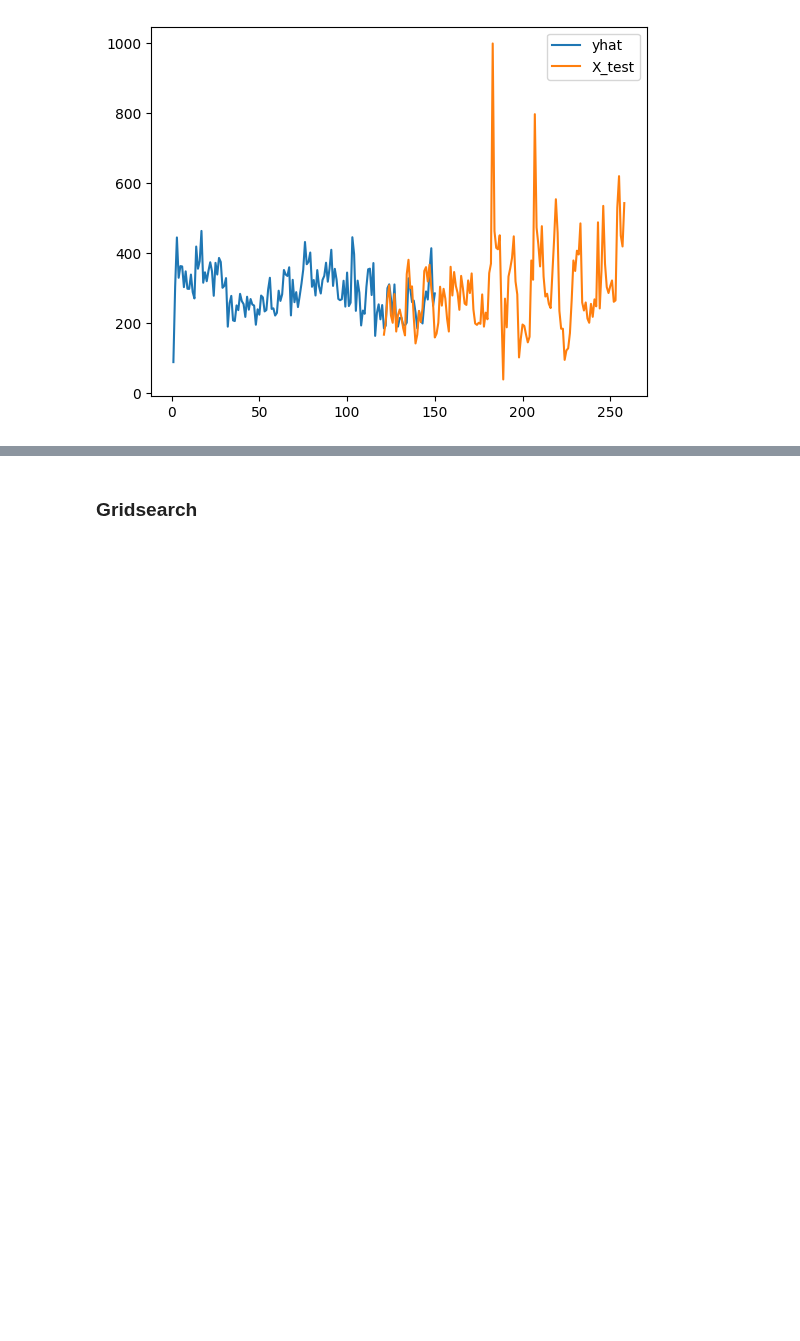
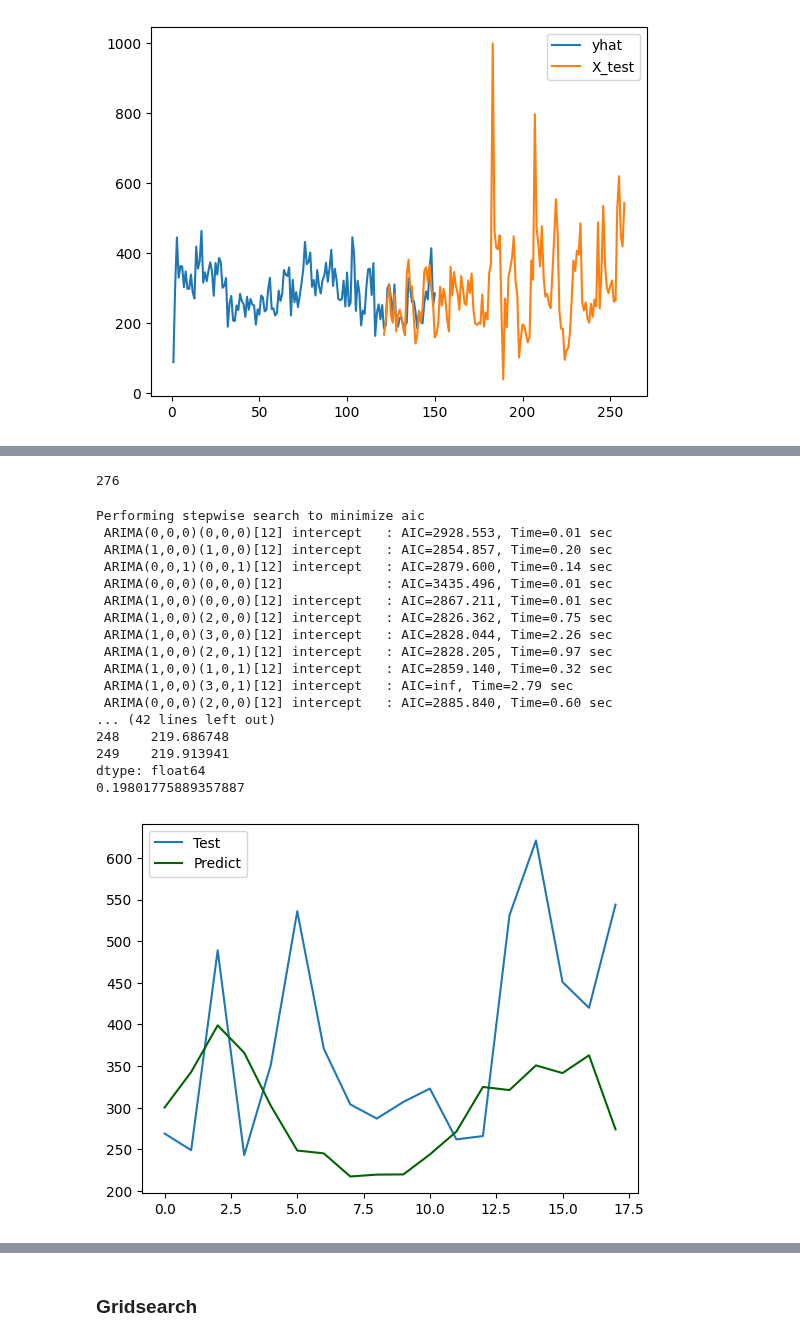
Before and after one commit to zuivu/porsche-forecast-sale, a Jupyter notebook: Stefan1.ipynb, the cells around one changed output, grey strips where cells are left out. Cells and saved outputs as stored; diff of their text form; code cells hidden in the pictures; blank space fills up the shorter version.

```diff
--- a/Stefan1.ipynb
+++ b/Stefan1.ipynb
@@ -452,0 +510,6 @@ print(mape)
+# %%
+#add column global_consumer__education_expenditures from ext to df4
+df4['global_consumer__education_expenditures'] = ext['global_consumer__education_expenditures']
+# %%
+# gl_pr should have columns 'month','leasing_contracts__vehiclegroup01__end', 'leasing_contracts__vehiclegroup01__start' of df4
+gl_pr = df4[['month','leasing_contracts__vehiclegroup01__end','leasing_contracts__vehiclegroup01__start','global_consumer__education_expenditures']]
@@ -452,0 +534,61 @@ print(mape)
+# %%
+# X as df4 values before month 258 in column month and orderintake
+X = df4[df4['month'] <= 258][['month','sales_actuals_monthly__vehiclegroup01__orderintake']]
+# %%
+# 276
+# bring gl_pr to length 276
+gl_pr = gl_pr[gl_pr['month'] <= 276]
+# length of gl_pr
+len(gl_pr)
+# %% [output]
+276
+# %%
+import pmdarima as pm
+
+n_periods = 18
+sxmodel = pm.auto_arima(y=X.iloc[:-n_periods, 1], # target
+                        #exogenous=gl_pr.iloc[:-n_periods, 1:], # data
+                       start_p=0, max_p=3,
+                       start_q=0, max_q=3, # maximum p and q
+                      test='adf',       # use adftest to find optimal 'd'
+                      seasonal=True,   # Seasonality
+                      m=12,              # frequency of series
+                      start_P=0, max_P=5,
+                      start_Q=0, max_Q=5,
+                      d=None,              # usual differencing
+                      D=None,              # seasonal differencing
+                      trace=True,
+                      error_action='ignore',
+                      suppress_warnings=True,
+                      max_order=10,
+                      scoring='mae', # mae/mse
+                      stepwise=True)
+
+print(sxmodel.summary())
+
+fitted, confint = sxmodel.predict(n_periods=n_periods, return_conf_int=True)
+print(fitted[:10])
+print(mean_absolute_percentage_error(gl_pr.iloc[-n_periods:, 0], fitted))
+plt.plot(X.iloc[-n_periods:, 1].to_list(), label="Test")
+plt.plot(fitted.to_list(), color='darkgreen', label="Predict")
+plt.legend()
+plt.show()
+# %% [output]
+Performing stepwise search to minimize aic
+ ARIMA(0,0,0)(0,0,0)[12] intercept   : AIC=2928.553, Time=0.01 sec
+ ARIMA(1,0,0)(1,0,0)[12] intercept   : AIC=2854.857, Time=0.20 sec
+ ARIMA(0,0,1)(0,0,1)[12] intercept   : AIC=2879.600, Time=0.14 sec
+ ARIMA(0,0,0)(0,0,0)[12]             : AIC=3435.496, Time=0.01 sec
+ ARIMA(1,0,0)(0,0,0)[12] intercept   : AIC=2867.211, Time=0.01 sec
+ ARIMA(1,0,0)(2,0,0)[12] intercept   : AIC=2826.362, Time=0.75 sec
+ ARIMA(1,0,0)(3,0,0)[12] intercept   : AIC=2828.044, Time=2.26 sec
+ ARIMA(1,0,0)(2,0,1)[12] intercept   : AIC=2828.205, Time=0.97 sec
+ ARIMA(1,0,0)(1,0,1)[12] intercept   : AIC=2859.140, Time=0.32 sec
+ ARIMA(1,0,0)(3,0,1)[12] intercept   : AIC=inf, Time=2.79 sec
+ ARIMA(0,0,0)(2,0,0)[12] intercept   : AIC=2885.840, Time=0.60 sec
+... (42 lines left out)
+248    219.686748
+249    219.913941
+dtype: float64
+0.19801775889357887
+[figure, added]
```
Also changed, not shown: parts of 15 cells of this notebook.
